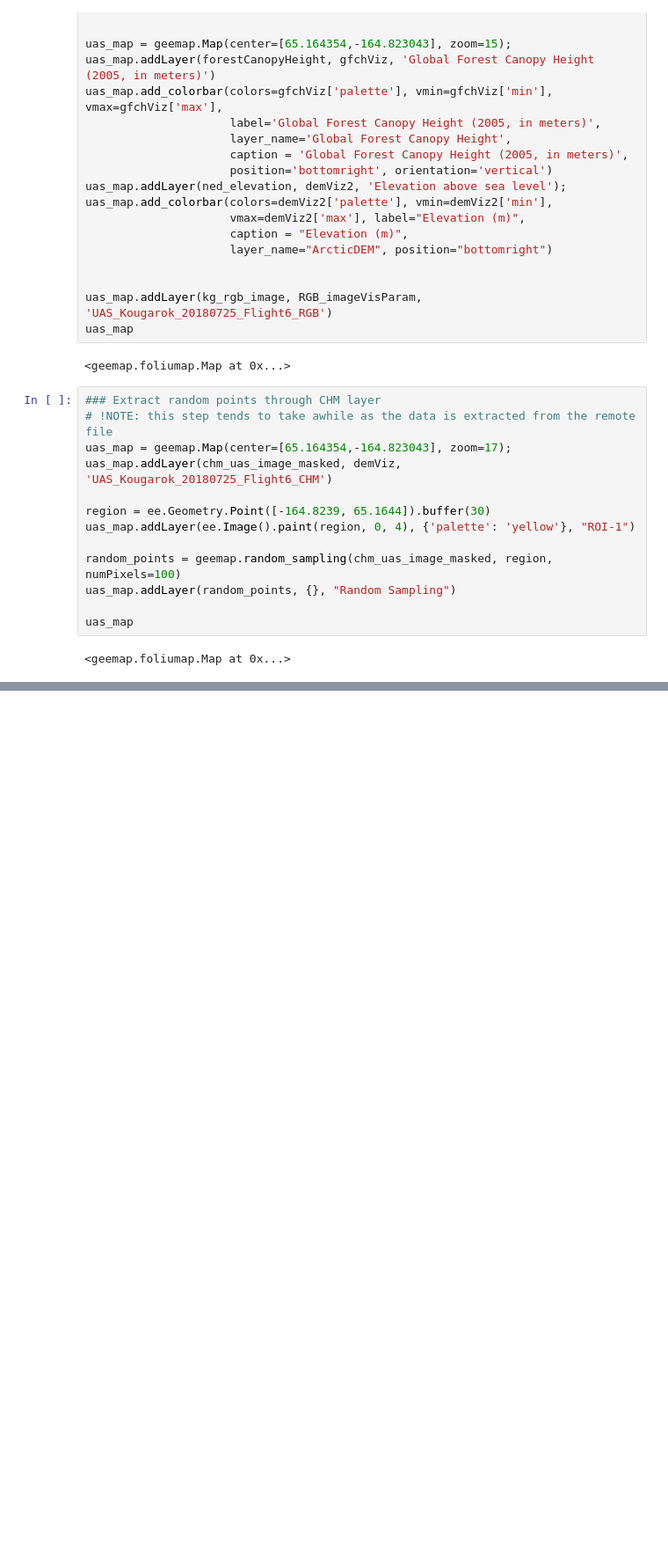
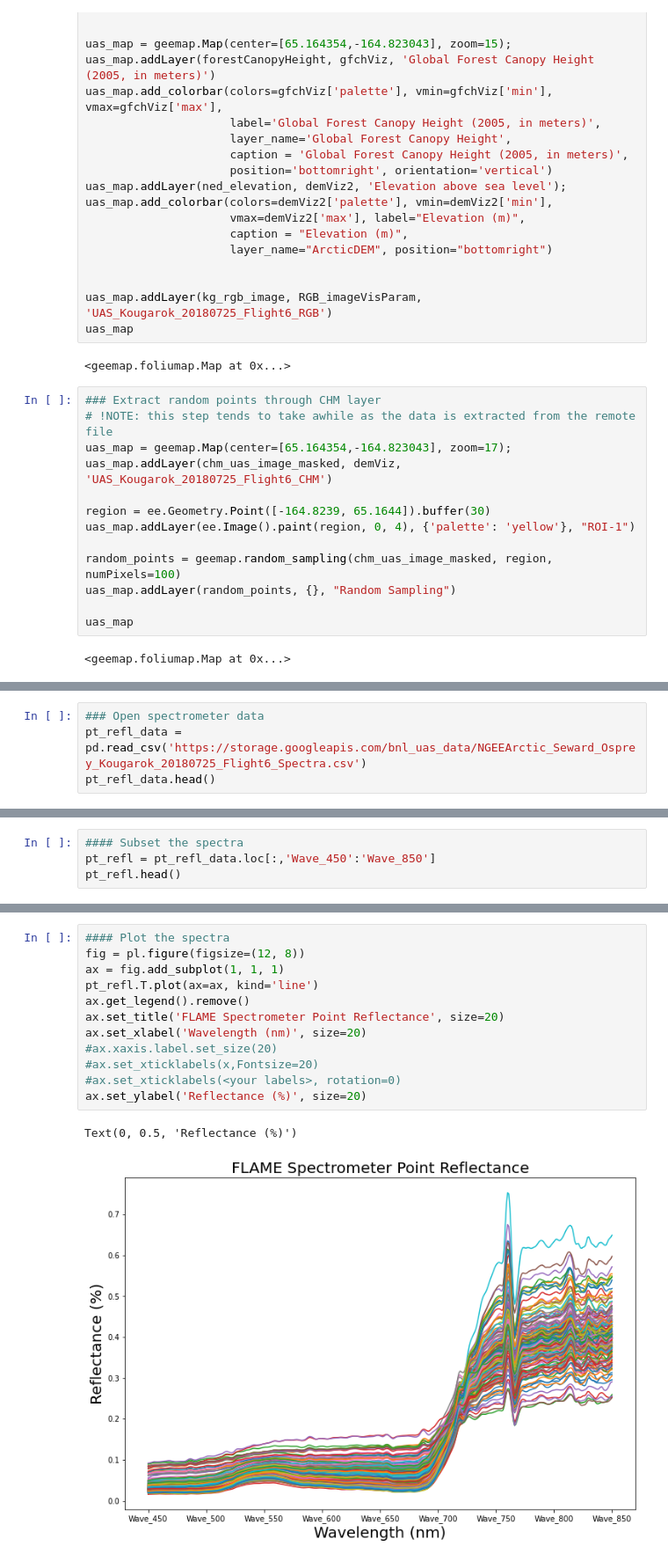
Before and after one commit to TESTgroup-BNL/meeting_demos, a Jupyter notebook: us_iale_2022/python/basic_ngee_uas_example.ipynb, the cells around one changed output, grey strips where cells are left out. Shown: that part at 88% size. Drawn from its saved outputs; the diff is of its cells as text; blank space fills up the shorter version.

```diff
--- a/us_iale_2022/python/basic_ngee_uas_example.ipynb
+++ b/us_iale_2022/python/basic_ngee_uas_example.ipynb
@@ -191,0 +227,4 @@ print("SfM CHM in meters", df)
+# %%
+### Open spectrometer data
+pt_refl_data = pd.read_csv('https://storage.googleapis.com/bnl_uas_data/NGEEArctic_Seward_Osprey_Kougarok_20180725_Flight6_Spectra.csv')
+pt_refl_data.head()
@@ -191,0 +239,4 @@ print("SfM CHM in meters", df)
+# %%
+#### Subset the spectra
+pt_refl = pt_refl_data.loc[:,'Wave_450':'Wave_850']
+pt_refl.head()
@@ -191,0 +251,15 @@ print("SfM CHM in meters", df)
+# %%
+#### Plot the spectra
+fig = pl.figure(figsize=(12, 8))
+ax = fig.add_subplot(1, 1, 1)
+pt_refl.T.plot(ax=ax, kind='line')
+ax.get_legend().remove()
+ax.set_title('FLAME Spectrometer Point Reflectance', size=20)
+ax.set_xlabel('Wavelength (nm)', size=20)
+#ax.xaxis.label.set_size(20)
+#ax.set_xticklabels(x,Fontsize=20)
+#ax.set_xticklabels(<your labels>, rotation=0)
+ax.set_ylabel('Reflectance (%)', size=20)
+# %% [output]
+Text(0, 0.5, 'Reflectance (%)')
+[figure, added]
```
Also changed, not shown: parts of 18 cells of this notebook, 3 other files.
